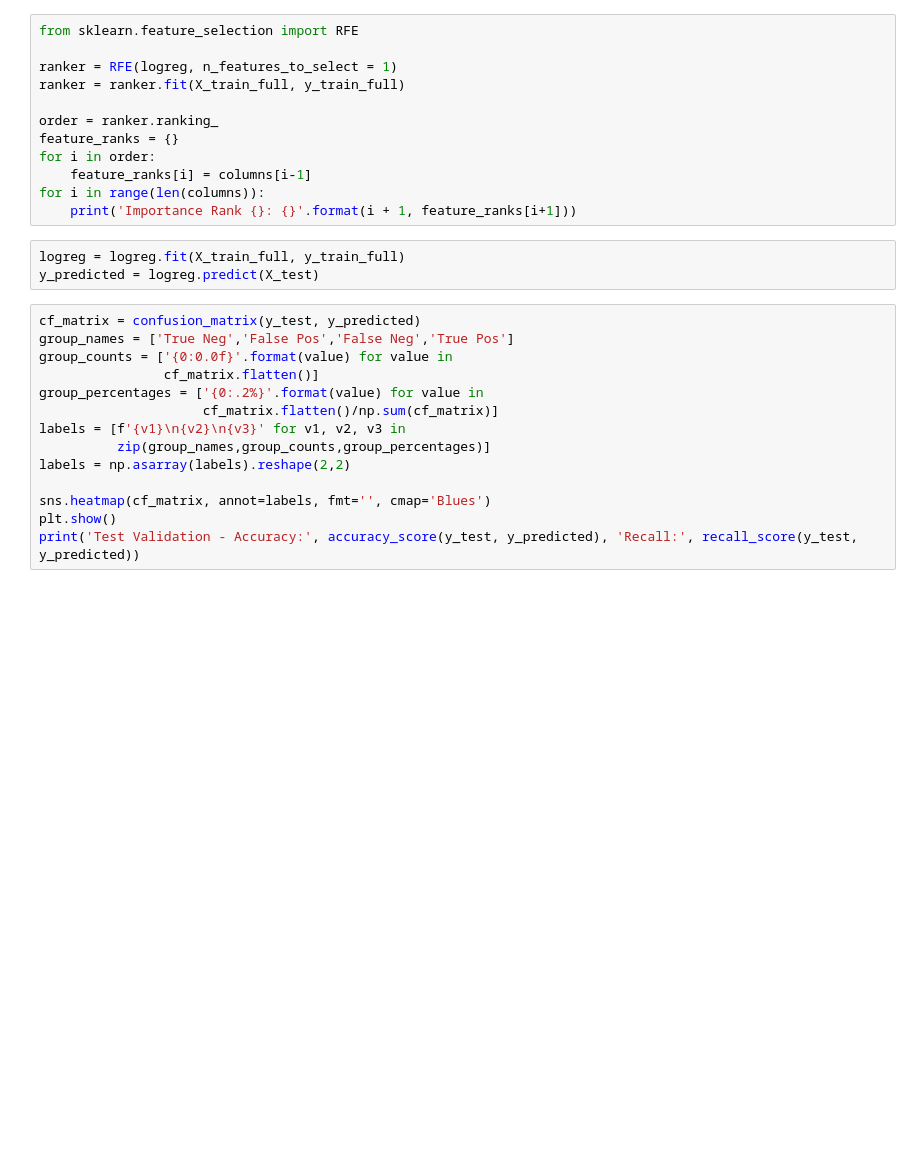
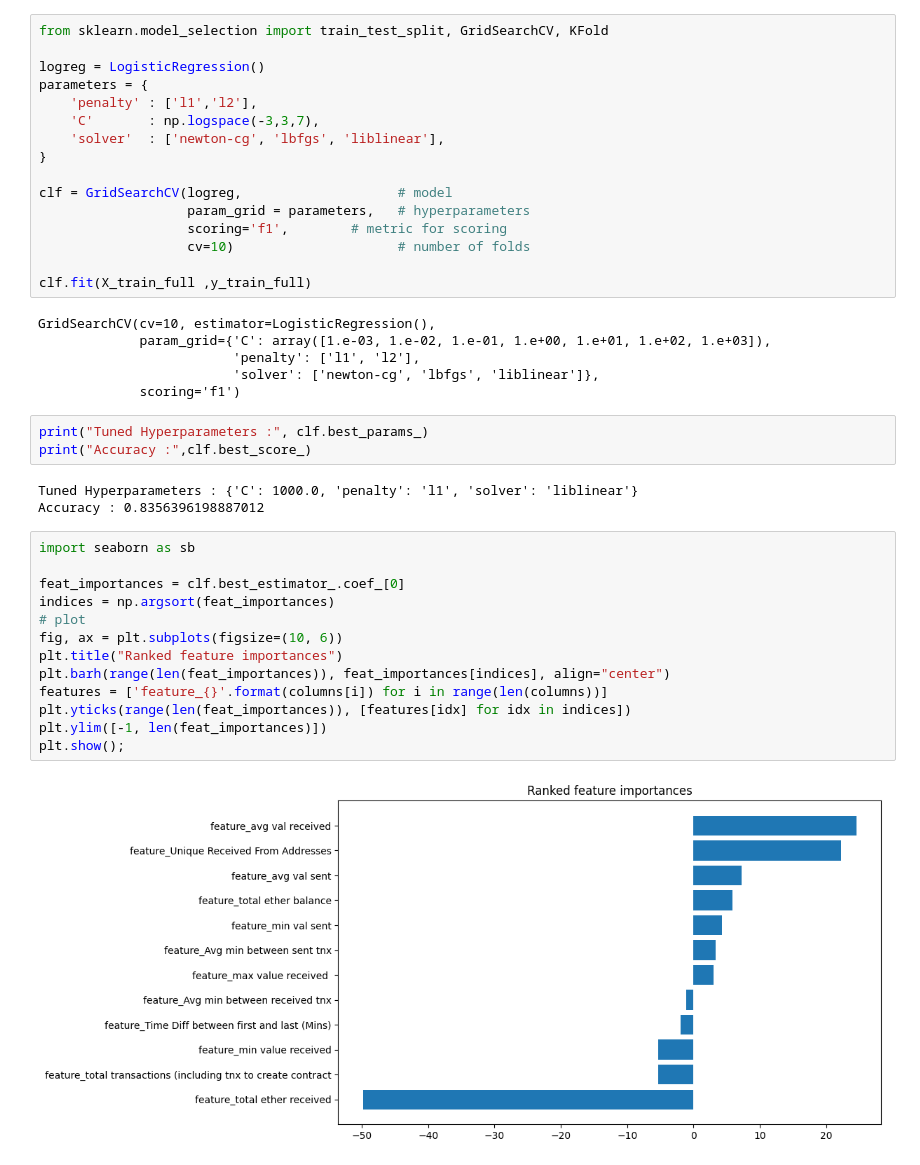
Before and after one commit to eltontay/Ethereum-Fraud-Detection, a Jupyter notebook: Models/Logistic Regression Model.ipynb, the cells around one changed output. Saved outputs shown, nothing was run; the diff lists cells and outputs as text; blank space fills up the shorter version.

Commit message:
cleaning up and pushing log regression with grid search cv

```diff
--- a/Models/Logistic Regression Model.ipynb
+++ b/Models/Logistic Regression Model.ipynb
@@ -76,29 +51,43 @@ plt.show()
-# %%
-from sklearn.feature_selection import RFE
-
-ranker = RFE(logreg, n_features_to_select = 1)
-ranker = ranker.fit(X_train_full, y_train_full)
-
-order = ranker.ranking_
-feature_ranks = {}
-for i in order:
-    feature_ranks[i] = columns[i-1]
-for i in range(len(columns)):
-    print('Importance Rank {}: {}'.format(i + 1, feature_ranks[i+1]))
-# %%
-logreg = logreg.fit(X_train_full, y_train_full)
-y_predicted = logreg.predict(X_test)
-# %%
-cf_matrix = confusion_matrix(y_test, y_predicted)
-group_names = ['True Neg','False Pos','False Neg','True Pos']
-group_counts = ['{0:0.0f}'.format(value) for value in
-                cf_matrix.flatten()]
-group_percentages = ['{0:.2%}'.format(value) for value in
-                     cf_matrix.flatten()/np.sum(cf_matrix)]
-labels = [f'{v1}\n{v2}\n{v3}' for v1, v2, v3 in
-          zip(group_names,group_counts,group_percentages)]
-labels = np.asarray(labels).reshape(2,2)
-
-sns.heatmap(cf_matrix, annot=labels, fmt='', cmap='Blues')
-plt.show()
-print('Test Validation - Accuracy:', accuracy_score(y_test, y_predicted), 'Recall:', recall_score(y_test, y_predicted))
+# %%
+from sklearn.model_selection import train_test_split, GridSearchCV, KFold
+
+logreg = LogisticRegression()
+parameters = {
+    'penalty' : ['l1','l2'],
+    'C'       : np.logspace(-3,3,7),
+    'solver'  : ['newton-cg', 'lbfgs', 'liblinear'],
+}
+
+clf = GridSearchCV(logreg,                    # model
+                   param_grid = parameters,   # hyperparameters
+                   scoring='f1',        # metric for scoring
+                   cv=10)                     # number of folds
+
+clf.fit(X_train_full ,y_train_full)
+# %% [output]
+GridSearchCV(cv=10, estimator=LogisticRegression(),
+             param_grid={'C': array([1.e-03, 1.e-02, 1.e-01, 1.e+00, 1.e+01, 1.e+02, 1.e+03]),
+                         'penalty': ['l1', 'l2'],
+                         'solver': ['newton-cg', 'lbfgs', 'liblinear']},
+             scoring='f1')
+# %%
+print("Tuned Hyperparameters :", clf.best_params_)
+print("Accuracy :",clf.best_score_)
+# %% [output]
+Tuned Hyperparameters : {'C': 1000.0, 'penalty': 'l1', 'solver': 'liblinear'}
+Accuracy : 0.8356396198887012
+# %%
+import seaborn as sb
+
+feat_importances = clf.best_estimator_.coef_[0]
+indices = np.argsort(feat_importances)
+# plot
+fig, ax = plt.subplots(figsize=(10, 6))
+plt.title("Ranked feature importances")
+plt.barh(range(len(feat_importances)), feat_importances[indices], align="center")
+features = ['feature_{}'.format(columns[i]) for i in range(len(columns))]
+plt.yticks(range(len(feat_importances)), [features[idx] for idx in indices])
+plt.ylim([-1, len(feat_importances)])
+plt.show();
+# %% [output]
+[figure, added]
```
Also changed, not shown: parts of 4 cells of this notebook.
